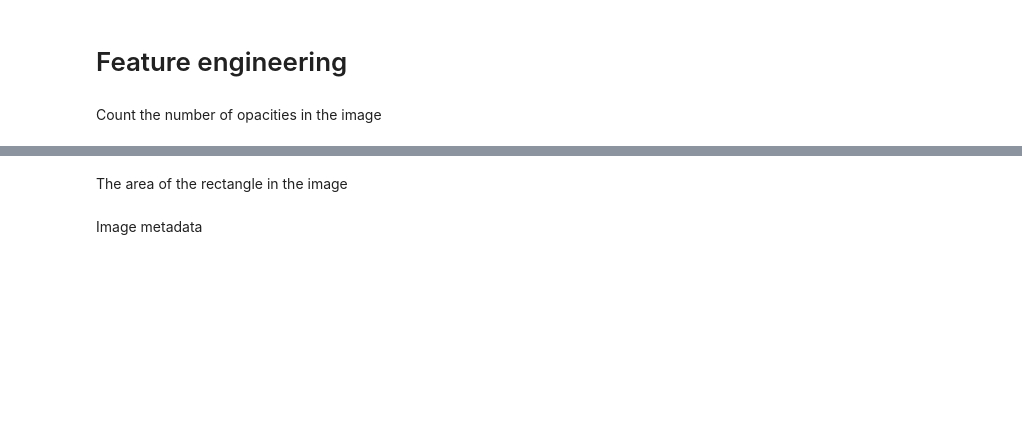
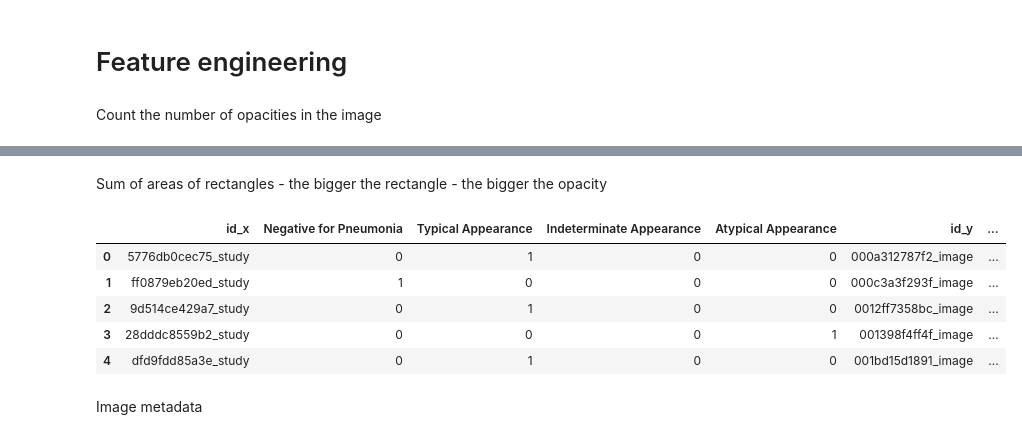
Before and after one commit to anastazijaverovic/COVID-19_Detection_Radiographs, a Jupyter notebook: covid-19-detection.ipynb, the cells around one changed output, grey strips where cells are left out. Saved outputs shown, nothing was run; the diff lists cells and outputs as text; code cells hidden in the pictures; blank space fills up the shorter version.

Commit message:
Feature engineering - rectangle area

```diff
--- a/covid-19-detection.ipynb
+++ b/covid-19-detection.ipynb
@@ -131,31 +145,17 @@ Sum of areas of rectangles - the bigger the rectangle - the bigger the opacity
 fig, axes = plt.subplots(3,3, figsize=(20,16))
 fig.subplots_adjust(hspace=.1, wspace=.1)
 axes = axes.ravel()
-image_rectangles_areas = []
 
 for row in range(9):
     img = extract_image(row)
     if (training_set.loc[row,'boxes'] == training_set.loc[row,'boxes']):
         boxes = ast.literal_eval(training_set.loc[row,'boxes'])
         for box in boxes:
-            image_rectangles_area_sum = 0
             p = matplotlib.patches.Rectangle((box['x'], box['y']),
                                               box['width'], box['height'],
                                               ec='r', fc='none', lw=2.
                                             )
-            if box['width']: # trying to get the value of 0 if there is no rectangle!
-                rectangle_area = box['width'] * box['height']
-            else:
-                rectangle_area = 0
-
-            print('Rectangle area : {} '.format(rectangle_area))
             axes[row].add_patch(p)
-            image_rectangles_area_sum = image_rectangles_area_sum + rectangle_area
-        image_rectangles_areas.append(image_rectangles_area_sum)
-
-        print('Sum of areas of rectangles in the image : {} '.format(image_rectangles_areas))
-        #training_set['Image_Rectangles_Area_Sum'] = image_rectangles_area.values
-
     axes[row].imshow(img, cmap='gray')
     axes[row].set_title(training_set.loc[row, 'label'].split(' ')[0])
     axes[row].set_xticklabels([])
@@ -191,5 +181,33 @@ array([2, 0, 2, ..., 3, 2, 2])
-# %% [markdown]
-The area of the rectangle in the image
+# %% [markdown]
+Sum of areas of rectangles - the bigger the rectangle - the bigger the opacity
+# %%
+image_rectangles_areas = []
+
+for row in range(6334):#len(training_set.index)):
+    image_rectangles_area_sum = 0
+    rectangle_area = 0
+    if (training_set.loc[row,'boxes'] == training_set.loc[row,'boxes']):
+        boxes = ast.literal_eval(training_set.loc[row,'boxes'])
+        for box in boxes:
+            rectangle_area = box['width'] * box['height']
+            #print('Rectangle area : {} '.format(rectangle_area))
+            image_rectangles_area_sum = image_rectangles_area_sum + rectangle_area
+            #training_set['Image_Rectangles_Area_Sum'] =
+        image_rectangles_areas.append(image_rectangles_area_sum)
+    else:
+        image_rectangles_area_sum = image_rectangles_area_sum + rectangle_area
+        image_rectangles_areas.append(image_rectangles_area_sum)
+# %%
+training_set['Rectangle_Area'] = image_rectangles_areas
+# %%
+training_set.head()
+# %% [output]
+|  | id_x | Negative for Pneumonia | Typical Appearance | Indeterminate Appearance | Atypical Appearance | id_y | ... |
+| 0 | 5776db0cec75_study | 0 | 1 | 0 | 0 | 000a312787f2_image | ... |
+| 1 | ff0879eb20ed_study | 1 | 0 | 0 | 0 | 000c3a3f293f_image | ... |
+| 2 | 9d514ce429a7_study | 0 | 1 | 0 | 0 | 0012ff7358bc_image | ... |
+| 3 | 28dddc8559b2_study | 0 | 0 | 0 | 1 | 001398f4ff4f_image | ... |
+| 4 | dfd9fdd85a3e_study | 0 | 1 | 0 | 0 | 001bd15d1891_image | ... |
 # %% [markdown]
 Image metadata
 # %% [markdown]
```
Also changed, not shown: parts of 7 cells of this notebook.
